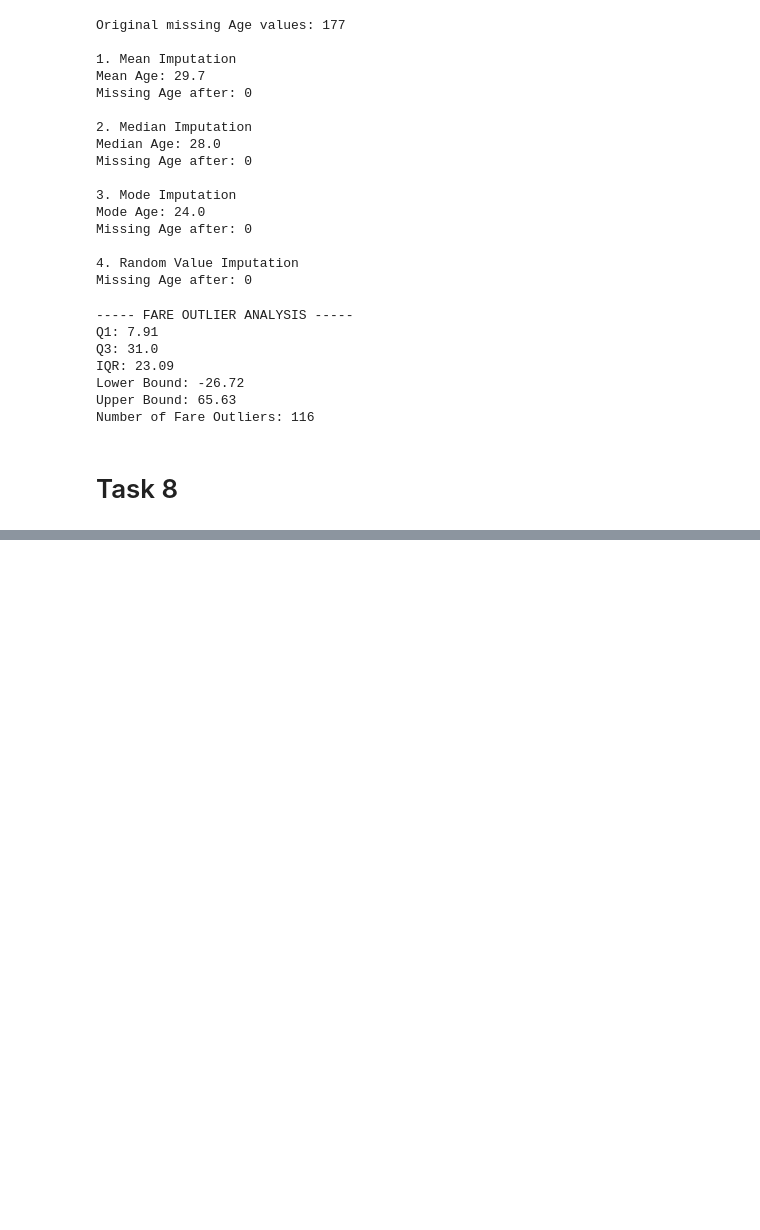
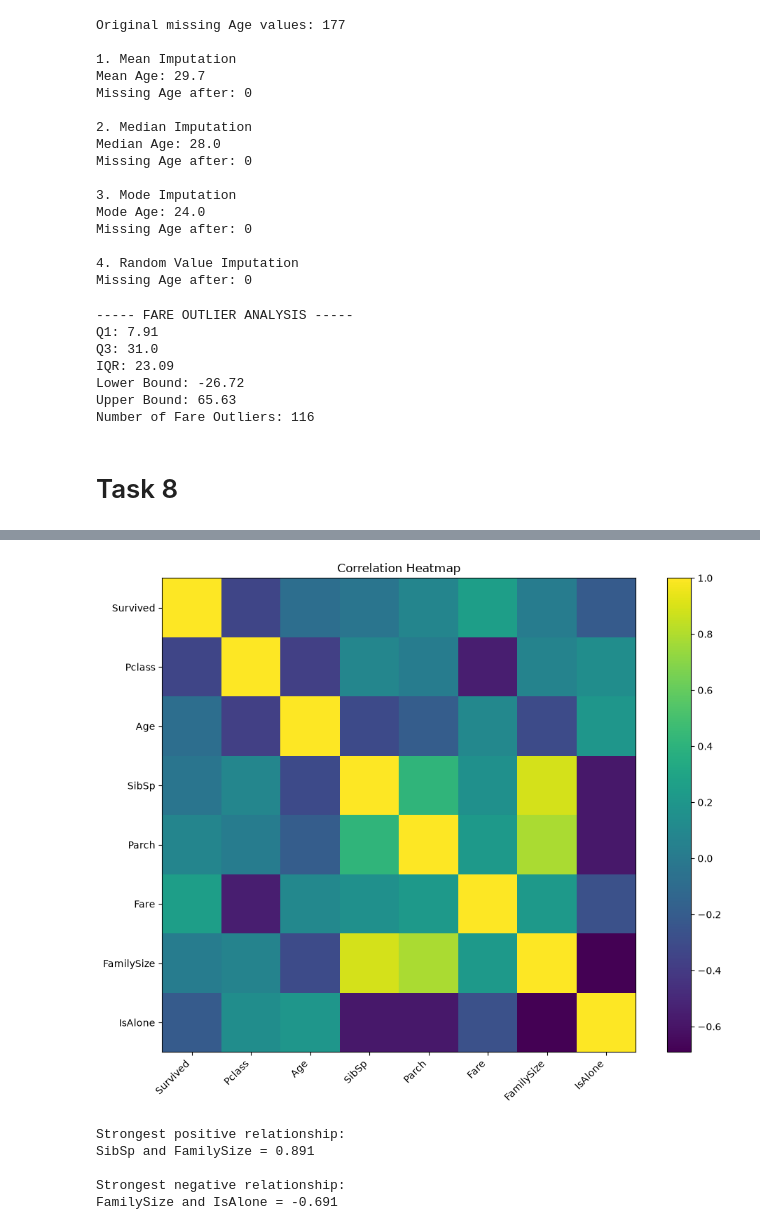
Before and after one commit to rahulsaha1508/DS605-Fundamentals-of-Machine-Learning, a Jupyter notebook: LAB02/lab02.ipynb, the cells around one changed output, grey strips where cells are left out. Cells and saved outputs as stored; diff of their text form; code cells hidden in the pictures; blank space fills up the shorter version.

Commit message:
Complete Task 9 visualizations and observations

```diff
--- a/LAB02/lab02.ipynb
+++ b/LAB02/lab02.ipynb
@@ -802,3 +802,9 @@ Upper Bound: 65.63
 Number of Fare Outliers: 116
 # %% [markdown]
 # Task 8
+# %%
+df["FamilySize"] = df["SibSp"] + df["Parch"] + 1
+
+display(
+    df[["SibSp", "Parch", "FamilySize"]].head(10)
+)
@@ -804,0 +918,67 @@ Number of Fare Outliers: 116
+# %%
+plt.figure(figsize=(10, 8))
+
+plt.imshow(
+    correlation,
+    interpolation="nearest"
+)
+
+plt.colorbar()
+
+plt.xticks(
+    range(len(correlation.columns)),
+    correlation.columns,
+    rotation=45,
+    ha="right"
+)
+
+plt.yticks(
+    range(len(correlation.columns)),
+    correlation.columns
+)
+
+plt.title("Correlation Heatmap")
+
+plt.tight_layout()
+
+plt.savefig(
+    "task9_correlation_heatmap.png",
+    dpi=120
+)
+
+plt.show()
+# %% [output]
+[figure, added]
+# %%
+corr_without_diagonal = correlation.copy()
+
+mask = np.eye(
+    len(corr_without_diagonal),
+    dtype=bool
+)
+
+corr_without_diagonal = corr_without_diagonal.mask(mask)
+
+positive_pair = corr_without_diagonal.stack().idxmax()
+positive_value = corr_without_diagonal.stack().max()
+
+negative_pair = corr_without_diagonal.stack().idxmin()
+negative_value = corr_without_diagonal.stack().min()
+
+print("Strongest positive relationship:")
+print(
+    f"{positive_pair[0]} and {positive_pair[1]} "
+    f"= {positive_value:.3f}"
+)
+
+print("\nStrongest negative relationship:")
+print(
+    f"{negative_pair[0]} and {negative_pair[1]} "
+    f"= {negative_value:.3f}"
+)
+# %% [output]
+Strongest positive relationship:
+SibSp and FamilySize = 0.891
+
+Strongest negative relationship:
+FamilySize and IsAlone = -0.691
```
Also changed, not shown: parts of 10 cells of this notebook.
